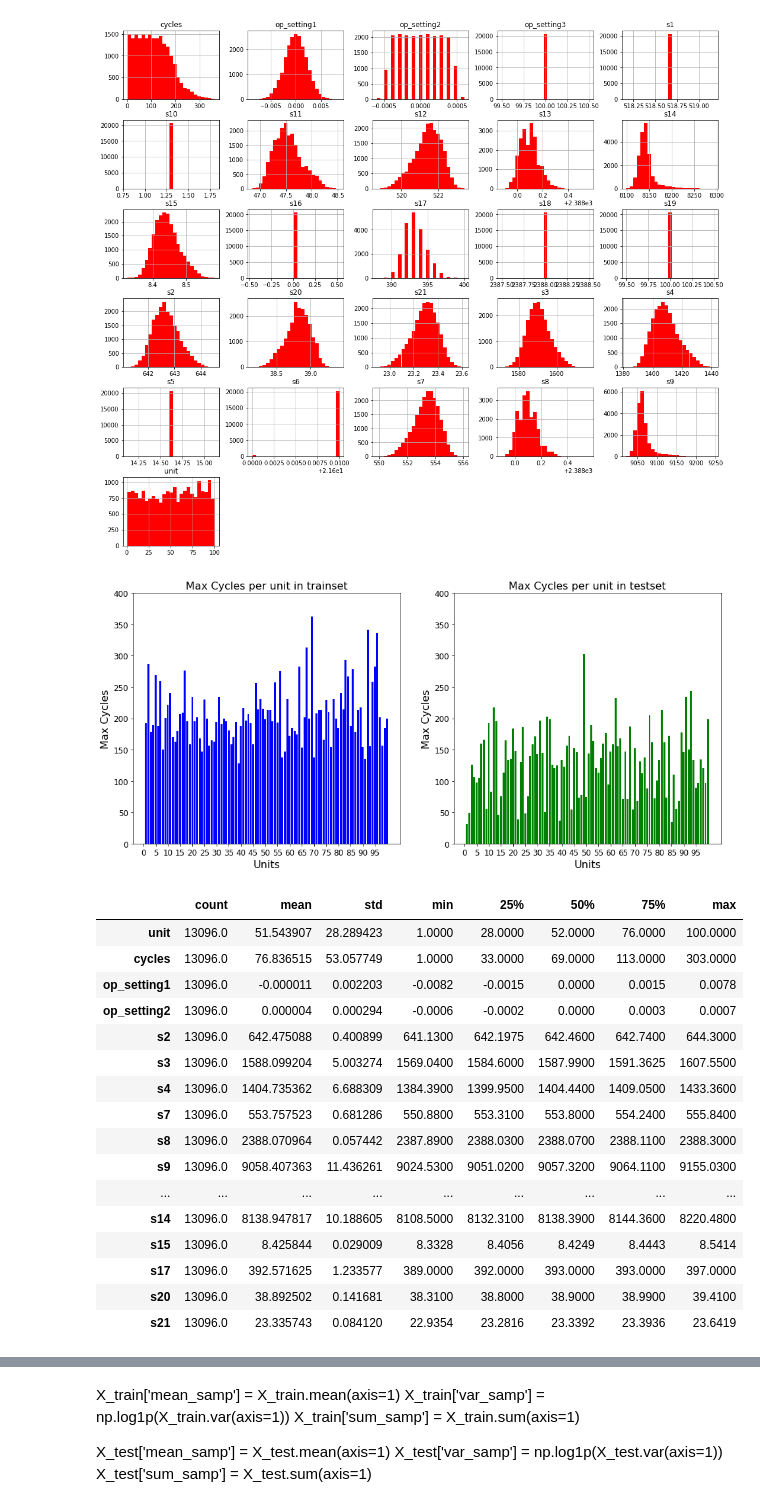
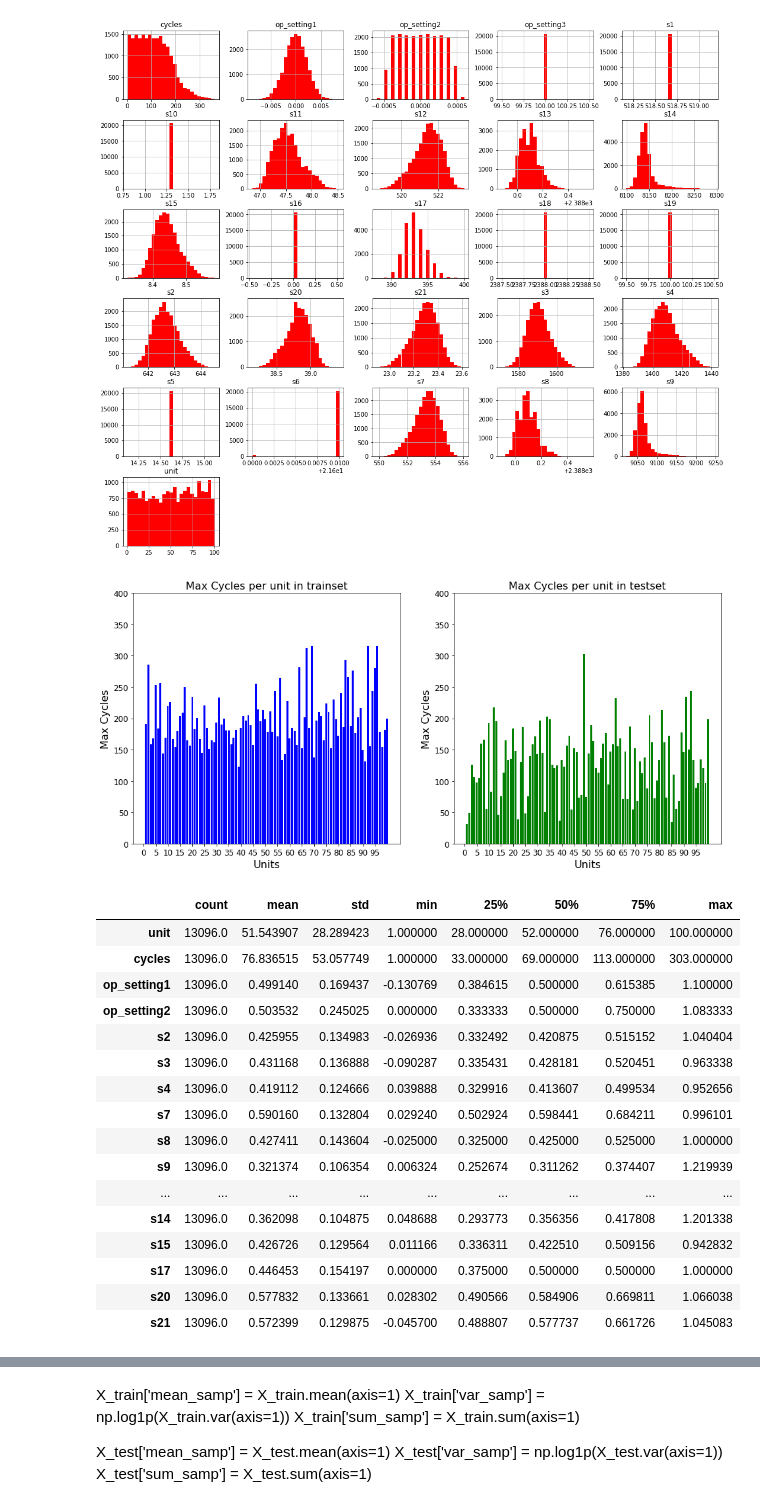
Before and after one commit to caglarmert/RUL, a Jupyter notebook: CatBoostRUL.ipynb, the cells around one changed output, grey strips where cells are left out. Saved outputs shown, nothing was run; the diff lists cells and outputs as text; code cells hidden in the pictures.

```diff
--- a/CatBoostRUL.ipynb
+++ b/CatBoostRUL.ipynb
@@ -47,6 +47,8 @@ plt.show()
 # %%
 train.drop(['s1', 's5','s6', 's10', 's16', 's18', 's19', 'op_setting3'], axis=1, inplace=True)
 test.drop(['s1', 's5','s6', 's10', 's16', 's18', 's19', 'op_setting3'], axis=1, inplace=True)
+# %%
+train = train[train.apply(lambda x: np.abs(x - x.mean()) / x.std() < 3).all(axis=1)]
 # %%
 cyclestrain = train.groupby('unit', as_index=False)['cycles'].max()
 cyclestest = test.groupby('unit', as_index=False)['cycles'].max()
@@ -71,37 +73,37 @@ plt.xticks(np.arange(min(bar_labels)-1, max(bar_labels)-1, 5.0), fontsize=12)
 plt.yticks(fontsize=12)
 plt.show()
 # %% [output]
-[figure, old version]
+[figure, new version]
 # %%
 train = pd.merge(train, train.groupby('unit', as_index=False)['cycles'].max(), how='left', on='unit')
 train.rename(columns={"cycles_x": "cycles", "cycles_y": "maxcycles"}, inplace=True)
 train['TTF'] = train['maxcycles'] - train['cycles']
 # %%
-#scaler = MinMaxScaler()
+scaler = MinMaxScaler()
 ntrain = train.copy()
-#ntrain.iloc[:,2:18] = scaler.fit_transform(ntrain.iloc[:,2:18])
+ntrain.iloc[:,2:18] = scaler.fit_transform(ntrain.iloc[:,2:18])
 ntest = test.copy()
-#pd.DataFrame(ntest.columns).transpose()
-#ntest.iloc[:,2:18] = scaler.transform(ntest.iloc[:,2:18])
+pd.DataFrame(ntest.columns).transpose()
+ntest.iloc[:,2:18] = scaler.transform(ntest.iloc[:,2:18])
 ntest.describe().transpose()
 # %% [output]
 |  | count | mean | std | min | 25% | 50% | 75% | max |
-| unit | 13096.0 | 51.543907 | 28.289423 | 1.0000 | 28.0000 | 52.0000 | 76.0000 | 100.0000 |
-| cycles | 13096.0 | 76.836515 | 53.057749 | 1.0000 | 33.0000 | 69.0000 | 113.0000 | 303.0000 |
-| op_setting1 | 13096.0 | -0.000011 | 0.002203 | -0.0082 | -0.0015 | 0.0000 | 0.0015 | 0.0078 |
-| op_setting2 | 13096.0 | 0.000004 | 0.000294 | -0.0006 | -0.0002 | 0.0000 | 0.0003 | 0.0007 |
-| s2 | 13096.0 | 642.475088 | 0.400899 | 641.1300 | 642.1975 | 642.4600 | 642.7400 | 644.3000 |
-| s3 | 13096.0 | 1588.099204 | 5.003274 | 1569.0400 | 1584.6000 | 1587.9900 | 1591.3625 | 1607.5500 |
-| s4 | 13096.0 | 1404.735362 | 6.688309 | 1384.3900 | 1399.9500 | 1404.4400 | 1409.0500 | 1433.3600 |
-| s7 | 13096.0 | 553.757523 | 0.681286 | 550.8800 | 553.3100 | 553.8000 | 554.2400 | 555.8400 |
-| s8 | 13096.0 | 2388.070964 | 0.057442 | 2387.8900 | 2388.0300 | 2388.0700 | 2388.1100 | 2388.3000 |
-| s9 | 13096.0 | 9058.407363 | 11.436261 | 9024.5300 | 9051.0200 | 9057.3200 | 9064.1100 | 9155.0300 |
+| unit | 13096.0 | 51.543907 | 28.289423 | 1.000000 | 28.000000 | 52.000000 | 76.000000 | 100.000000 |
+| cycles | 13096.0 | 76.836515 | 53.057749 | 1.000000 | 33.000000 | 69.000000 | 113.000000 | 303.000000 |
+| op_setting1 | 13096.0 | 0.499140 | 0.169437 | -0.130769 | 0.384615 | 0.500000 | 0.615385 | 1.100000 |
+| op_setting2 | 13096.0 | 0.503532 | 0.245025 | 0.000000 | 0.333333 | 0.500000 | 0.750000 | 1.083333 |
+| s2 | 13096.0 | 0.425955 | 0.134983 | -0.026936 | 0.332492 | 0.420875 | 0.515152 | 1.040404 |
+| s3 | 13096.0 | 0.431168 | 0.136888 | -0.090287 | 0.335431 | 0.428181 | 0.520451 | 0.963338 |
+| s4 | 13096.0 | 0.419112 | 0.124666 | 0.039888 | 0.329916 | 0.413607 | 0.499534 | 0.952656 |
+| s7 | 13096.0 | 0.590160 | 0.132804 | 0.029240 | 0.502924 | 0.598441 | 0.684211 | 0.996101 |
+| s8 | 13096.0 | 0.427411 | 0.143604 | -0.025000 | 0.325000 | 0.425000 | 0.525000 | 1.000000 |
+| s9 | 13096.0 | 0.321374 | 0.106354 | 0.006324 | 0.252674 | 0.311262 | 0.374407 | 1.219939 |
 | ... | ... | ... | ... | ... | ... | ... | ... | ... |
-| s14 | 13096.0 | 8138.947817 | 10.188605 | 8108.5000 | 8132.3100 | 8138.3900 | 8144.3600 | 8220.4800 |
-| s15 | 13096.0 | 8.425844 | 0.029009 | 8.3328 | 8.4056 | 8.4249 | 8.4443 | 8.5414 |
-| s17 | 13096.0 | 392.571625 | 1.233577 | 389.0000 | 392.0000 | 393.0000 | 393.0000 | 397.0000 |
-| s20 | 13096.0 | 38.892502 | 0.141681 | 38.3100 | 38.8000 | 38.9000 | 38.9900 | 39.4100 |
-| s21 | 13096.0 | 23.335743 | 0.084120 | 22.9354 | 23.2816 | 23.3392 | 23.3936 | 23.6419 |
+| s14 | 13096.0 | 0.362098 | 0.104875 | 0.048688 | 0.293773 | 0.356356 | 0.417808 | 1.201338 |
+| s15 | 13096.0 | 0.426726 | 0.129564 | 0.011166 | 0.336311 | 0.422510 | 0.509156 | 0.942832 |
+| s17 | 13096.0 | 0.446453 | 0.154197 | 0.000000 | 0.375000 | 0.500000 | 0.500000 | 1.000000 |
+| s20 | 13096.0 | 0.577832 | 0.133661 | 0.028302 | 0.490566 | 0.584906 | 0.669811 | 1.066038 |
+| s21 | 13096.0 | 0.572399 | 0.129875 | -0.045700 | 0.488807 | 0.577737 | 0.661726 | 1.045083 |
 # %%
 fig = plt.figure(figsize = (16, 8))
 fig.add_subplot(1,2,1)
```
Also changed, not shown: parts of 12 cells of this notebook.
